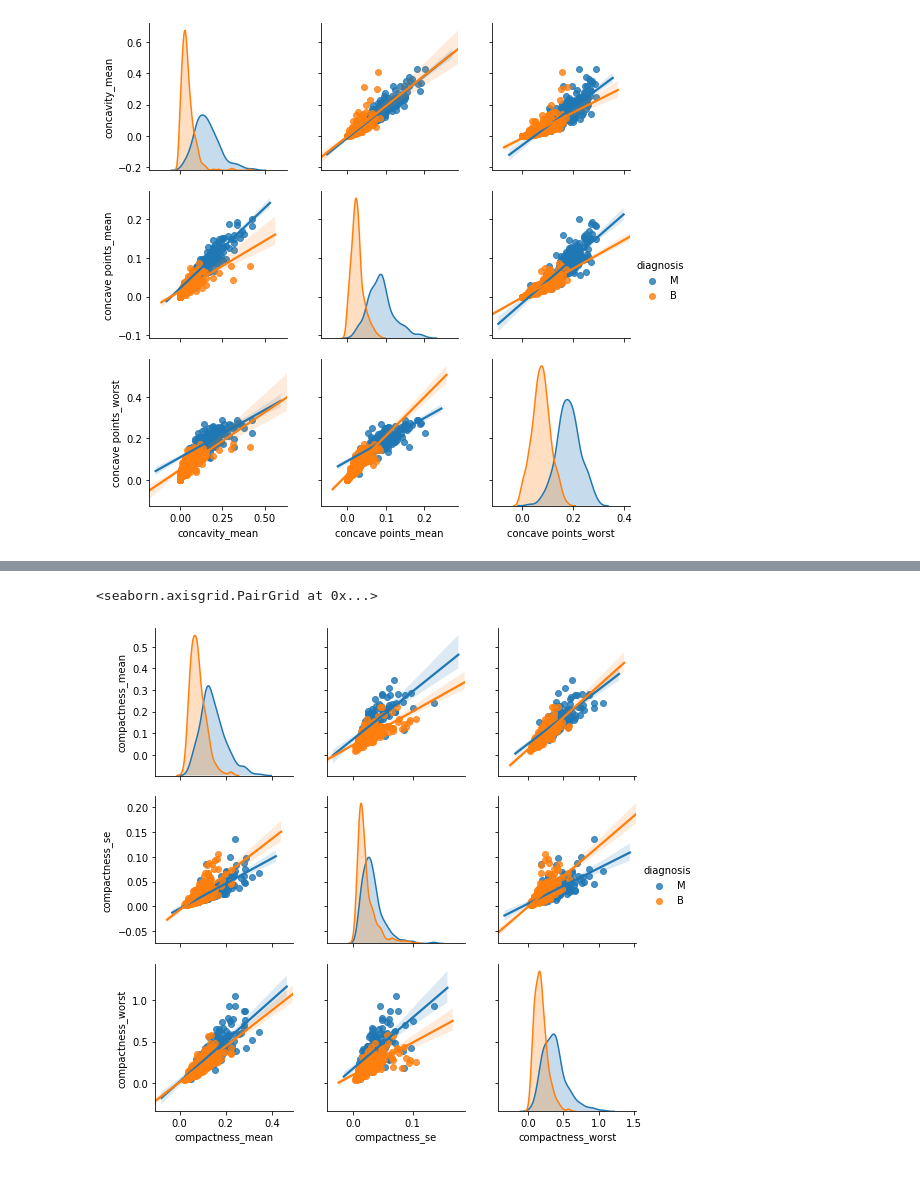
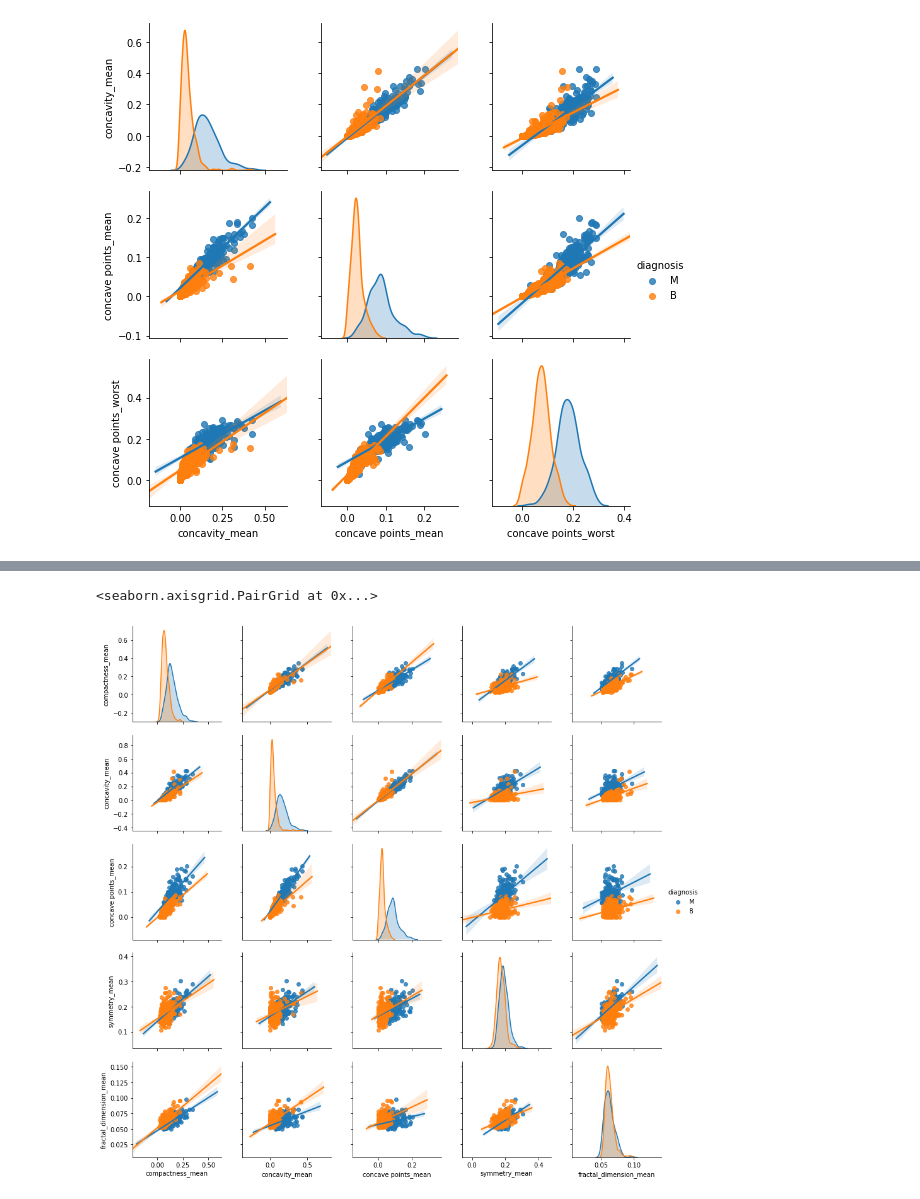
Before and after one commit to colmenareso/Final-Project-Data, a Jupyter notebook: Breast Cancer/Breast_Cancer_Exploratory Analysis.ipynb, the cells around one changed output, grey strips where cells are left out. Drawn from its saved outputs; the diff is of its cells as text; code cells hidden in the pictures.

```diff
--- a/Breast Cancer/Breast_Cancer_Exploratory Analysis.ipynb
+++ b/Breast Cancer/Breast_Cancer_Exploratory Analysis.ipynb
@@ -203,11 +531,9 @@ sns.pairplot(data= Raw_data[cols], hue='diagnosis', kind="reg")
 # %%
-# Generate a distribution and scatter plot matrix with fit linear regression line  for the different attributes:
-# Other mean value attributes of the lesion: Compactness
+# Generate a distribution and scatter plot matrix with fit linear regression line  for the mean attributes (last 5)
 
 cols = ['diagnosis',
-        'compactness_mean', 'compactness_se', 'compactness_worst']
-
+        'compactness_mean','concavity_mean', 'concave points_mean', 'symmetry_mean', 'fractal_dimension_mean']
 sns.pairplot(data= Raw_data[cols], hue='diagnosis', kind="reg")
 # %% [output]
 <seaborn.axisgrid.PairGrid at 0x...>
-[figure, old version]
+[figure, new version]
```
Also changed, not shown: parts of 45 cells of this notebook, 2 other files.
